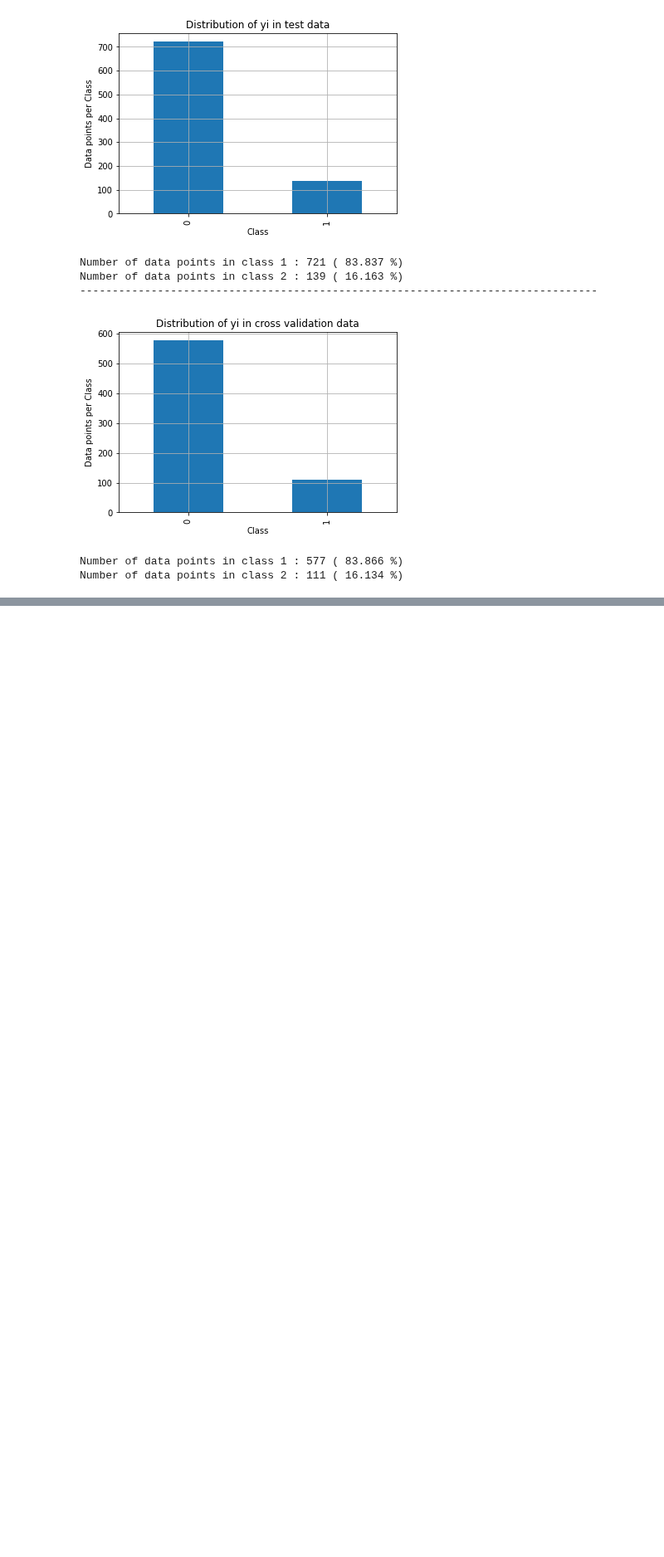
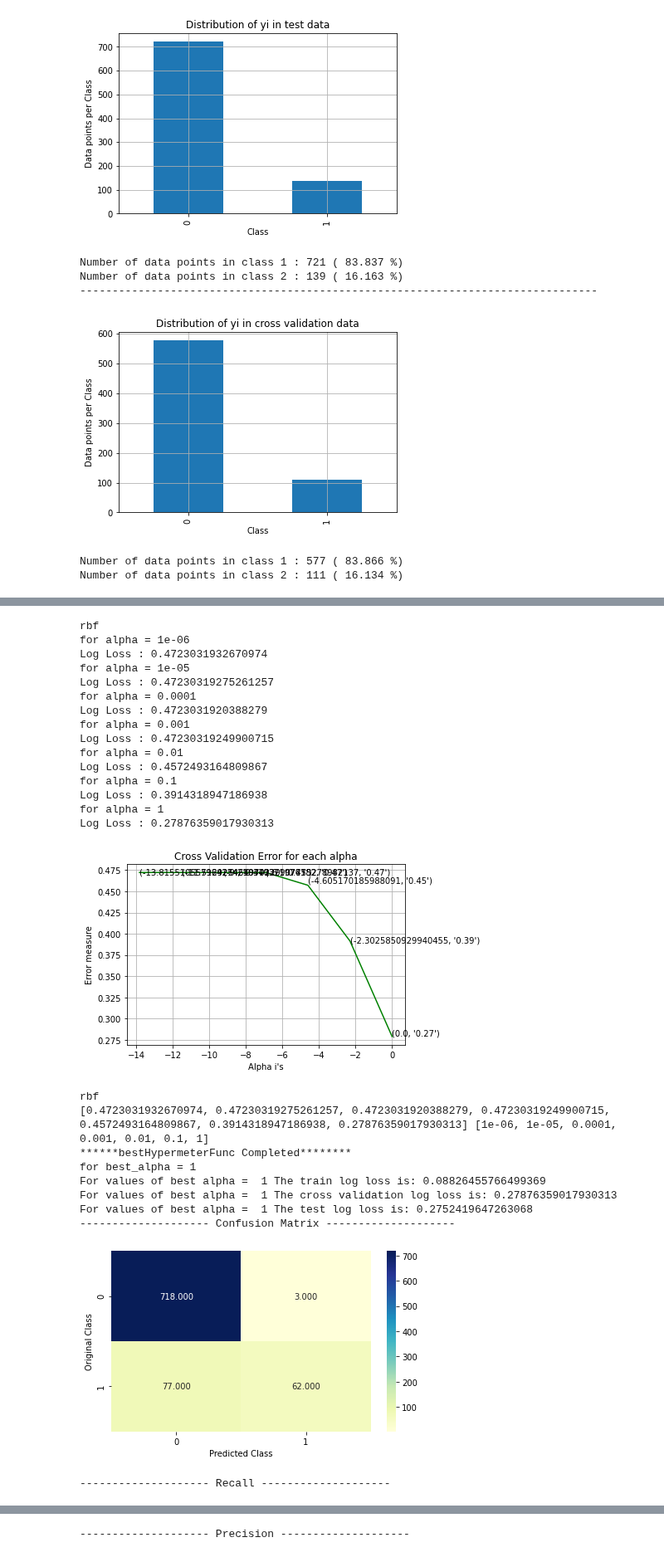
Before and after one commit to Killian-drh/Projet-HR-Analysis, a Jupyter notebook: Projet_IA.ipynb, the cells around one changed output, grey strips where cells are left out. Shown at 83% size. Drawn from its saved outputs; the diff is of its cells as text; code cells hidden in the pictures; blank space fills up the shorter version.

```diff
--- a/Projet_IA.ipynb
+++ b/Projet_IA.ipynb
@@ -770,0 +987,29 @@ None
+# %%
+metrics("SVM",X_train_scalar,y_train_balance,X_cv_scalar,y_cv,X_test_scalar,y_test,1,"rbf")
+# %% [output]
+rbf
+for alpha = 1e-06
+Log Loss : 0.4723031932670974
+for alpha = 1e-05
+Log Loss : 0.47230319275261257
+for alpha = 0.0001
+Log Loss : 0.4723031920388279
+for alpha = 0.001
+Log Loss : 0.47230319249900715
+for alpha = 0.01
+Log Loss : 0.4572493164809867
+for alpha = 0.1
+Log Loss : 0.3914318947186938
+for alpha = 1
+Log Loss : 0.27876359017930313
+[figure, added]
+rbf
+[0.4723031932670974, 0.47230319275261257, 0.4723031920388279, 0.47230319249900715, 0.4572493164809867, 0.3914318947186938, 0.27876359017930313] [1e-06, 1e-05, 0.0001, 0.001, 0.01, 0.1, 1]
+******bestHypermeterFunc Completed********
+for best_alpha = 1
+For values of best alpha =  1 The train log loss is: 0.08826455766499369
+For values of best alpha =  1 The cross validation log loss is: 0.27876359017930313
+For values of best alpha =  1 The test log loss is: 0.2752419647263068
+-------------------- Confusion Matrix --------------------
+[figure, added]
+-------------------- Recall --------------------
@@ -770,0 +1017 @@ None
+-------------------- Precision --------------------
```
Also changed, not shown: parts of 57 cells of this notebook.
